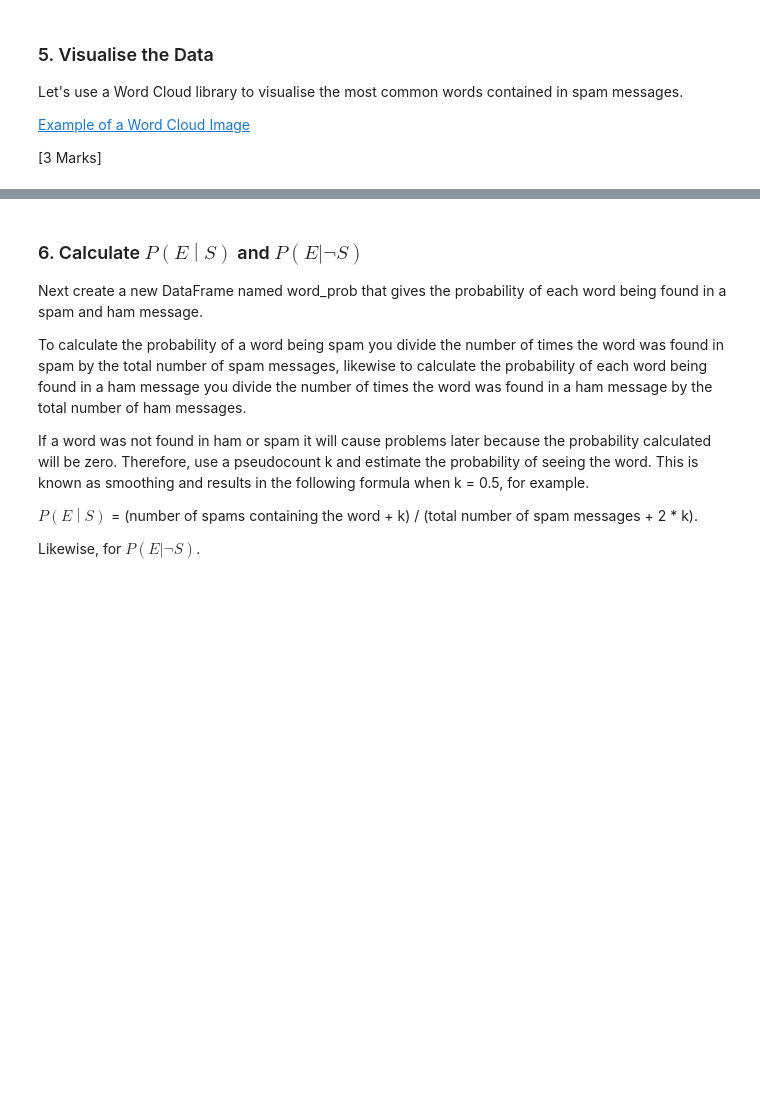
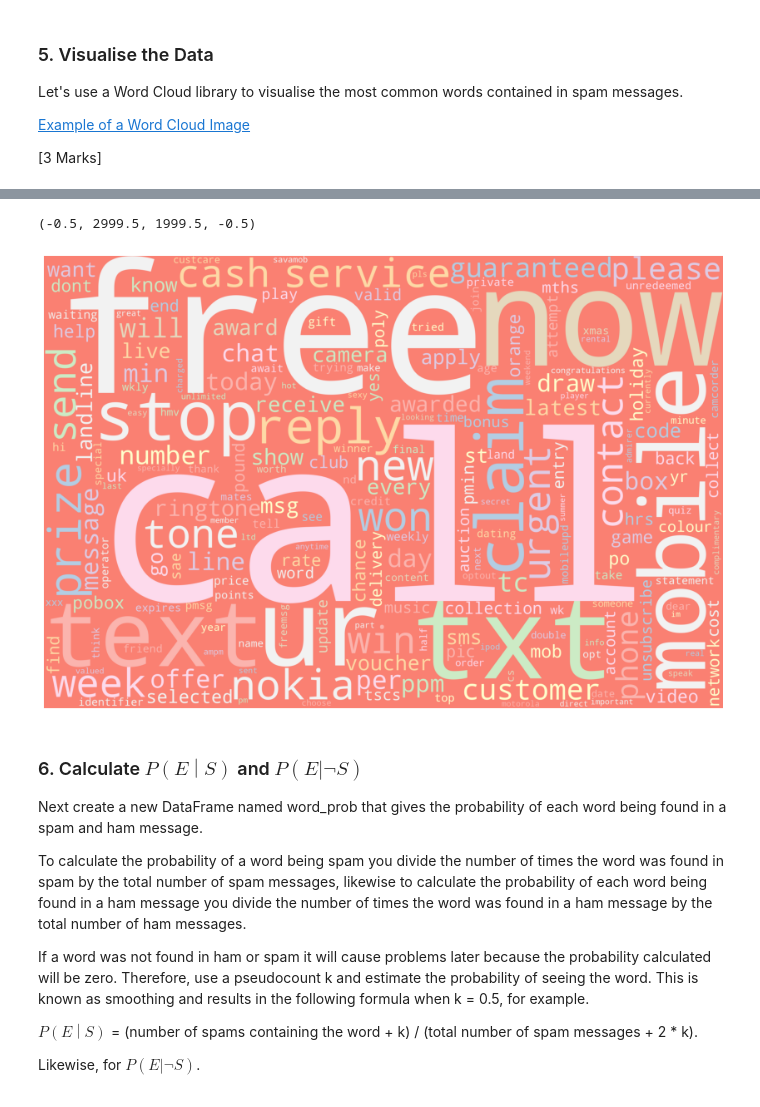
Before and after one commit to StevenChenWaiHo/UoM-Coursework, a Jupyter notebook: Year 1/COMP13212 Data Science/Coursework 2 - Machine Learning/SpamFilter.ipynb, the cells around one changed output, grey strips where cells are left out. Saved outputs shown, nothing was run; the diff lists cells and outputs as text; code cells hidden in the pictures; blank space fills up the shorter version.

```diff
--- a/Year 1/COMP13212 Data Science/Coursework 2 - Machine Learning/SpamFilter.ipynb
+++ b/Year 1/COMP13212 Data Science/Coursework 2 - Machine Learning/SpamFilter.ipynb
@@ -261,0 +266,14 @@ ModuleNotFoundError: No module named 'word_cloud'
+# %%
+!pip install wordcloud
+from wordcloud import WordCloud, STOPWORDS
+
+# Import packages
+import matplotlib.pyplot as plt
+
+# Generate word cloud
+wordcloud = WordCloud(width = 3000, height = 2000, random_state=1, background_color='salmon', colormap='Pastel1', collocations=False, stopwords = STOPWORDS).generate(' '.join(train_data[train_data["Category"]=="spam"].Message))
+# Plot
+plt.figure(figsize=(20, 10))
+plt.imshow(wordcloud)
+plt.axis("off")
+# %% [output]
@@ -262,3 +283,5 @@ ModuleNotFoundError: No module named 'word_cloud'
+(-0.5, 2999.5, 1999.5, -0.5)
+[figure, added]
 # %% [markdown]
 <h3>6.  Calculate $P\left(E\middle| S\right)$ and $P\left(E|\lnot S\right)$</h3>
 <p>Next create a new DataFrame named word_prob that gives the probability of each word being found in a spam and ham message.</p>
```
Also changed, not shown: parts of 13 cells of this notebook, 2 other files.
